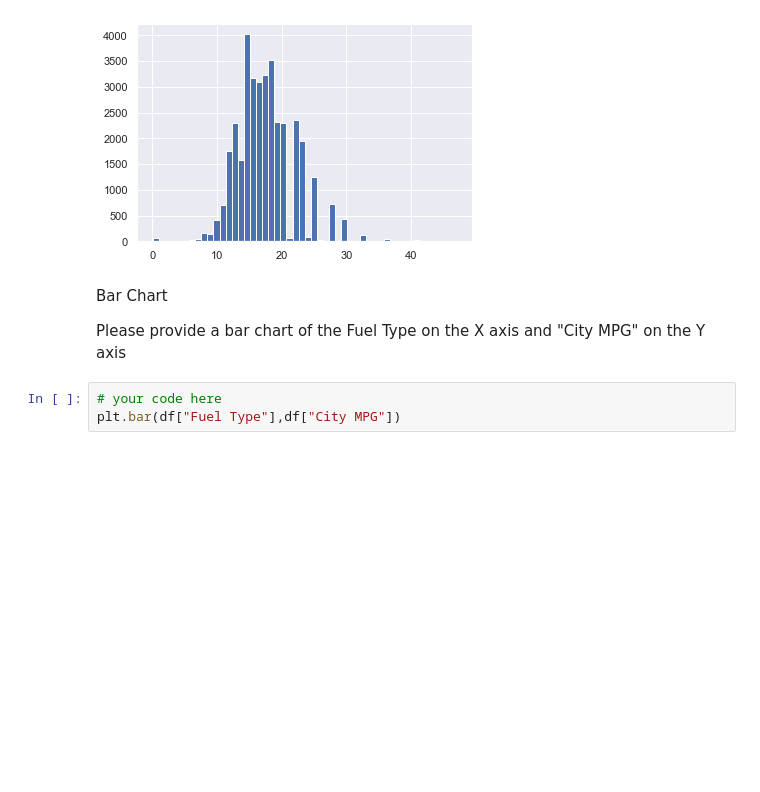
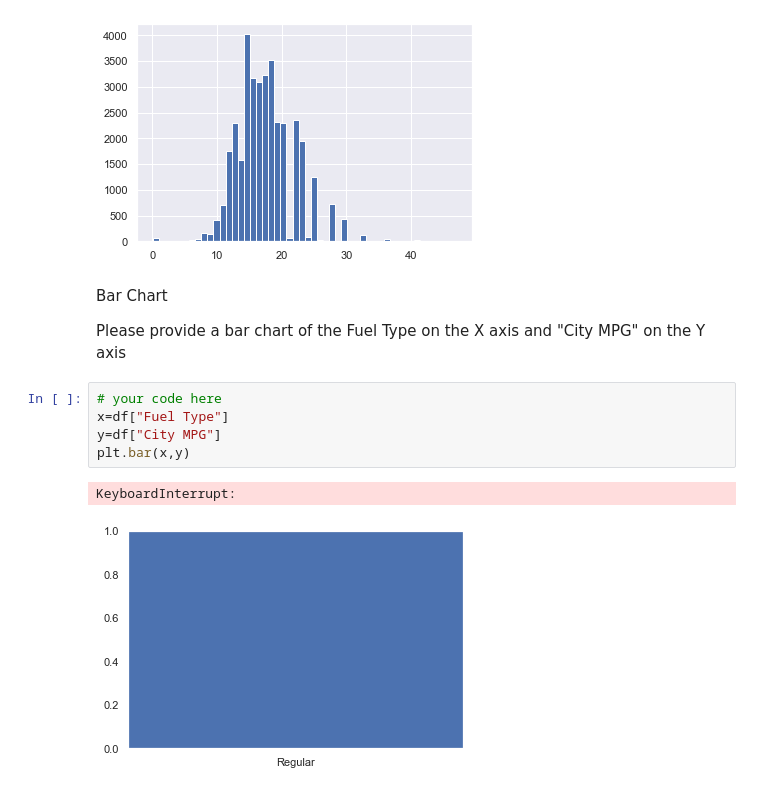
Before and after one commit to ironhack-datalabs/datamad0620, a Jupyter notebook: module-2/lab-matplotlib-seaborn/your-code/challenge-1.ipynb, the cells around one changed output. Drawn from its saved outputs; the diff is of its cells as text; blank space fills up the shorter version.

```diff
--- a/module-2/lab-matplotlib-seaborn/your-code/challenge-1.ipynb
+++ b/module-2/lab-matplotlib-seaborn/your-code/challenge-1.ipynb
@@ -166,4 +166,9 @@ Bar Chart
 Please provide a bar chart of the Fuel Type on the X axis and "City MPG" on the Y axis
 # %%
 # your code here
-plt.bar(df["Fuel Type"],df["City MPG"])
+x=df["Fuel Type"]
+y=df["City MPG"]
+plt.bar(x,y)
+# %% [output]
+KeyboardInterrupt:
+[figure, added]
```
Also changed, not shown: 2 other files.
